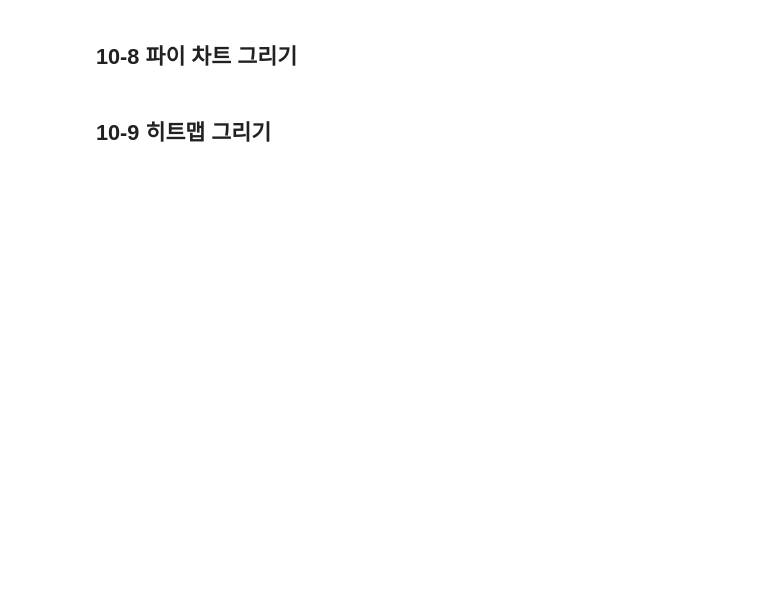
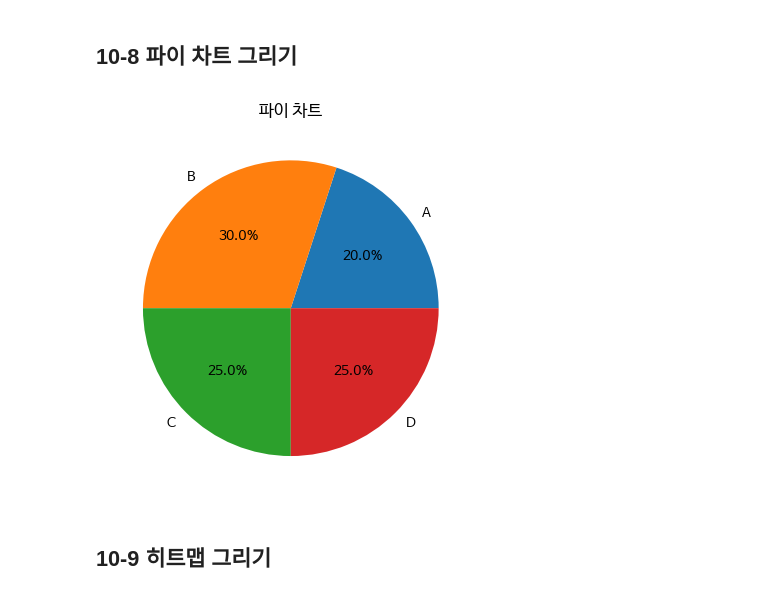
Before and after one commit to syyang-sec/Data-Analysis-with-Open-Source, a Jupyter notebook: 오픈소스_데이터_분석_10강.ipynb, the cells around one changed output. Saved outputs shown, nothing was run; the diff lists cells and outputs as text; code cells hidden in the pictures; blank space fills up the shorter version.

```diff
--- a/오픈소스_데이터_분석_10강.ipynb
+++ b/오픈소스_데이터_분석_10강.ipynb
@@ -184,14 +190,17 @@ plt.show()
 # %%
 import matplotlib.pyplot as plt
 
 ## 데이터 정의
 labels =['A','B','C','D']
 sizes =[20,30,25,25]
 
 ## 파이 차트 그리기
+plt.pie(sizes, labels=labels, autopct='%1.1f%%')
 
 plt.title("파이 차트")
 plt.show()
+# %% [output]
+[figure, added]
 # %% [markdown]
 ## 10-9 히트맵 그리기
 # %%
```
Also changed, not shown: parts of 4 cells of this notebook.
